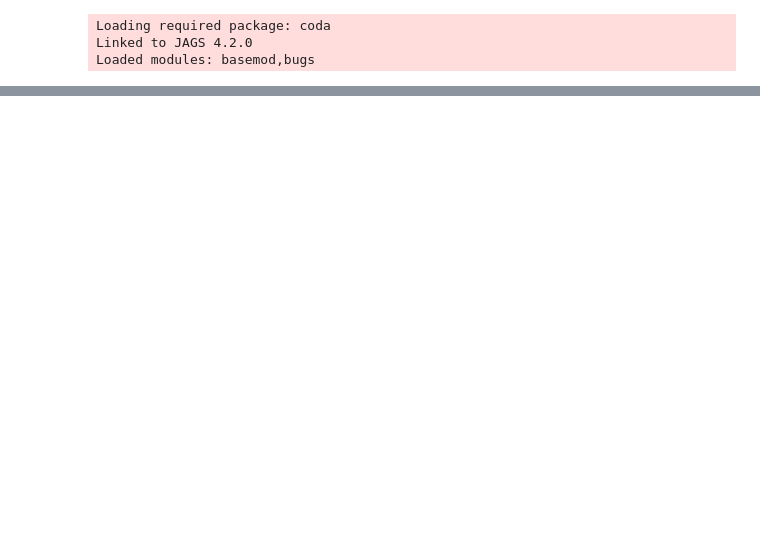
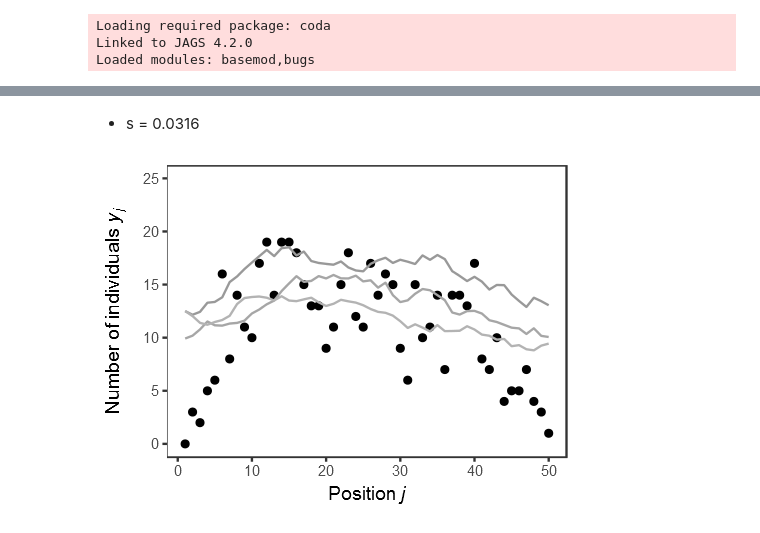
Before and after one commit to whatalnk/stat-model-intro, a Jupyter notebook: Chap11.ipynb, the cells around one changed output, grey strips where cells are left out. Drawn from its saved outputs; the diff is of its cells as text; code cells hidden in the pictures; blank space fills up the shorter version.

```diff
--- a/Chap11.ipynb
+++ b/Chap11.ipynb
@@ -487,0 +394,13 @@ print(readLines("runbugs.R"))
+# %%
+data.list3 <- list(
+    N.site = length(Y),
+    Y = matrix(c(Y, Y, Y), length(Y), 3),
+    Tau = c(1000, 20, 0.01)
+)
+# %%
+m3 <- jags.model(
+    file = "chap11-model3.jags",
+    data = data.list3,
+    n.chain = 3,
+    n.adapt = 100
+)
@@ -487,0 +417,2 @@ print(readLines("runbugs.R"))
+# %%
+post.jags3 <- coda.samples(m3, variable.names = c("r"), n.iter = 200, thin = 1)
@@ -487,0 +421,2 @@ print(readLines("runbugs.R"))
+# %%
+post.jags3 <- readRDS("chap11-post-jags3.rds")
@@ -487,0 +463,18 @@ print(readLines("runbugs.R"))
+# %% [markdown]
+* s = 0.0316
+# %%
+post.jags3 %>>% purrr::map_df(function(x){as_data_frame(x)}) %>>% dplyr::sample_n(3) %>>%
+    select(ends_with("1]")) %>>% t() %>>% as_data_frame() %>>%
+    purrr::dmap(function(x){exp(x)}) %>>%
+    mutate(site = seq_along(Y), Y = Y) %>>%
+    ggplot() +
+        geom_point(aes(x = site, y = Y)) +
+        geom_line(aes(x = site, y = V1), colour = gray(0.6)) +
+        geom_line(aes(x = site, y = V2), colour = gray(0.65)) +
+        geom_line(aes(x = site, y = V3), colour = gray(0.7)) +
+        theme_bw() + theme(panel.grid = element_blank()) +
+        xlab(expression("Position "*italic("j"))) +
+        ylab(expression("Number of individuals  "*italic("y")[italic("j")])) +
+        ylim(c(0, 25))
+# %% [output]
+[figure, added]
```
Also changed, not shown: parts of 74 cells of this notebook, 5 other files.
